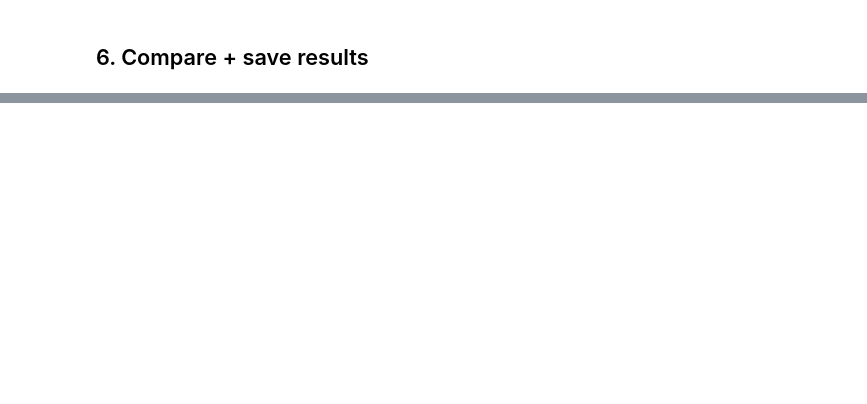
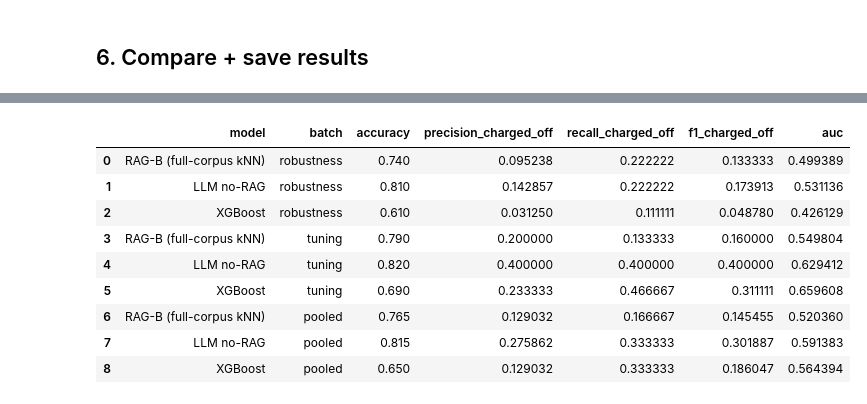
Before and after one commit to jadzoghaib/Sabadell_Capstone, a Jupyter notebook: notebooks/llm_models/05_rag/05b_RAG_FullCorpus_Retrieval.ipynb, the cells around one changed output, grey strips where cells are left out. Drawn from its saved outputs; the diff is of its cells as text; code cells hidden in the pictures; blank space fills up the shorter version.

```diff
--- a/notebooks/llm_models/05_rag/05b_RAG_FullCorpus_Retrieval.ipynb
+++ b/notebooks/llm_models/05_rag/05b_RAG_FullCorpus_Retrieval.ipynb
@@ -82,10 +118,12 @@ print('embedding backend:', emb._resolved, '| corpus', corpus_emb.shape, '| test
 ## 3. Top-k retrieval → precedent context
 For each test loan, the `K_PRECEDENTS` nearest labelled precedents over the whole corpus.
 # %%
-blocks = []
-for i in range(len(test)):
-    idx, sims = R.cosine_topk(test_emb[i], corpus_emb, K_PRECEDENTS)
-    blocks.append(R.build_precedent_block(corpus.iloc[idx], sims=sims))
-print(f'Built {len(blocks)} precedent contexts.')
-print('\n--- example precedent block (test loan 0) ---\n')
-print(blocks[0][:900])
+blocks = {}
+for bname, df in EVAL_BATCHES.items():
+    blocks[bname] = []
+    for i in range(len(df)):
+        idx, sims = R.cosine_topk(eval_emb[bname][i], corpus_emb, K_PRECEDENTS)
+        blocks[bname].append(R.build_precedent_block(corpus.iloc[idx], sims=sims))
+    print(f'[{bname}] built {len(blocks[bname])} precedent contexts.')
+print('\n--- example precedent block (robustness loan 0) ---\n')
+print(blocks['robustness'][0][:900])
@@ -128,27 +232,55 @@ xgb_metrics = evaluate_predictions(test['loan_status'].values, xgb_preds,
 # %% [markdown]
 ## 6. Compare + save results
 # %%
-def _row(name, m):
-    return {'model': name, **{k: m.get(k) for k in
-            ['accuracy', 'precision_charged_off', 'recall_charged_off', 'f1_charged_off', 'auc']}}
+METRIC_KEYS = ['accuracy', 'precision_charged_off', 'recall_charged_off', 'f1_charged_off', 'auc']
 
-summary = pd.DataFrame([
-    _row('RAG-B (full-corpus kNN)', rag['metrics']),
-    _row('LLM no-RAG', base['metrics']),
-    _row('XGBoost', xgb_metrics),
-])
+def _row(name, m, batch):
+    return {'model': name, 'batch': batch, **{k: m.get(k) for k in METRIC_KEYS}}
+
+def _pooled(arm_preds, arm_probs, label):
+    """Metrics over the two batches concatenated (200 loans, ~24 defaults)."""
+    y = np.concatenate([EVAL_BATCHES[b]['loan_status'].values for b in EVAL_BATCHES])
+    p = sum((list(arm_preds[b]) for b in EVAL_BATCHES), [])
+    pr = sum((list(arm_probs[b]) if arm_probs[b] is not None else [np.nan] * len(EVAL_BATCHES[b])
+              for b in EVAL_BATCHES), [])
+    return evaluate_predictions(y, p, label=label, probabilities=pr)
+
+rows = []
+for bname in EVAL_BATCHES:
+    rows += [_row('RAG-B (full-corpus kNN)', rag[bname]['metrics'], bname),
+             _row('LLM no-RAG', base[bname]['metrics'], bname),
+             _row('XGBoost', xgb[bname]['metrics'], bname)]
+
+rows += [
+    _row('RAG-B (full-corpus kNN)',
+         _pooled({b: rag[b]['predictions'] for b in EVAL_BATCHES},
+                 {b: rag[b]['probabilities'] for b in EVAL_BATCHES}, 'RAG-B pooled'), 'pooled'),
+    _row('LLM no-RAG',
+         _pooled({b: base[b]['predictions'] for b in EVAL_BATCHES},
+                 {b: base[b]['probabilities'] for b in EVAL_BATCHES}, 'no-RAG pooled'), 'pooled'),
+    _row('XGBoost',
+         _pooled({b: xgb[b]['preds'] for b in EVAL_BATCHES},
+                 {b: xgb[b]['probs'] for b in EVAL_BATCHES}, 'XGBoost pooled'), 'pooled'),
+]
+
+summary = pd.DataFrame(rows)
 display(summary)
 summary.to_csv(f'{RESULTS_DIR}/05b_summary.csv', index=False)
 
-preds = pd.DataFrame({
-    'loan_index': range(len(test)),
-    'actual':     test['loan_status'].values,
-    'rag_pred':   rag['predictions'],
-    'rag_prob':   rag['probabilities'],
-    'norag_pred': base['predictions'],
-    'norag_prob': base['probabilities'],
-    'xgb_pred':   xgb_preds,
-    'xgb_prob':   xgb_probs,
-})
+preds = pd.concat([
+    pd.DataFrame({
+        'batch':      bname,
+        'loan_index': range(len(df)),
+        'actual':     df['loan_status'].values,
+        'rag_pred':   rag[bname]['predictions'],
+        'rag_prob':   rag[bname]['probabilities'],
+        'norag_pred': base[bname]['predictions'],
+        'norag_prob': base[bname]['probabilities'],
+        'xgb_pred':   xgb[bname]['preds'],
+        'xgb_prob':   xgb[bname]['probs'],
+    })
+    for bname, df in EVAL_BATCHES.items()
+], ignore_index=True)
 preds.to_csv(f'{RESULTS_DIR}/05b_predictions.csv', index=False)
 print(f'Saved -> {RESULTS_DIR}/05b_summary.csv  and  05b_predictions.csv')
+# %% [output]
@@ -154,0 +304,10 @@ print(f'Saved -> {RESULTS_DIR}/05b_summary.csv  and  05b_predictions.csv')
+|  | model | batch | accuracy | precision_charged_off | recall_charged_off | f1_charged_off | auc |
+| 0 | RAG-B (full-corpus kNN) | robustness | 0.740 | 0.095238 | 0.222222 | 0.133333 | 0.499389 |
+| 1 | LLM no-RAG | robustness | 0.810 | 0.142857 | 0.222222 | 0.173913 | 0.531136 |
+| 2 | XGBoost | robustness | 0.610 | 0.031250 | 0.111111 | 0.048780 | 0.426129 |
+| 3 | RAG-B (full-corpus kNN) | tuning | 0.790 | 0.200000 | 0.133333 | 0.160000 | 0.549804 |
+| 4 | LLM no-RAG | tuning | 0.820 | 0.400000 | 0.400000 | 0.400000 | 0.629412 |
+| 5 | XGBoost | tuning | 0.690 | 0.233333 | 0.466667 | 0.311111 | 0.659608 |
+| 6 | RAG-B (full-corpus kNN) | pooled | 0.765 | 0.129032 | 0.166667 | 0.145455 | 0.520360 |
+| 7 | LLM no-RAG | pooled | 0.815 | 0.275862 | 0.333333 | 0.301887 | 0.591383 |
+| 8 | XGBoost | pooled | 0.650 | 0.129032 | 0.333333 | 0.186047 | 0.564394 |
```
Also changed, not shown: parts of 11 cells of this notebook, 17 other files.
